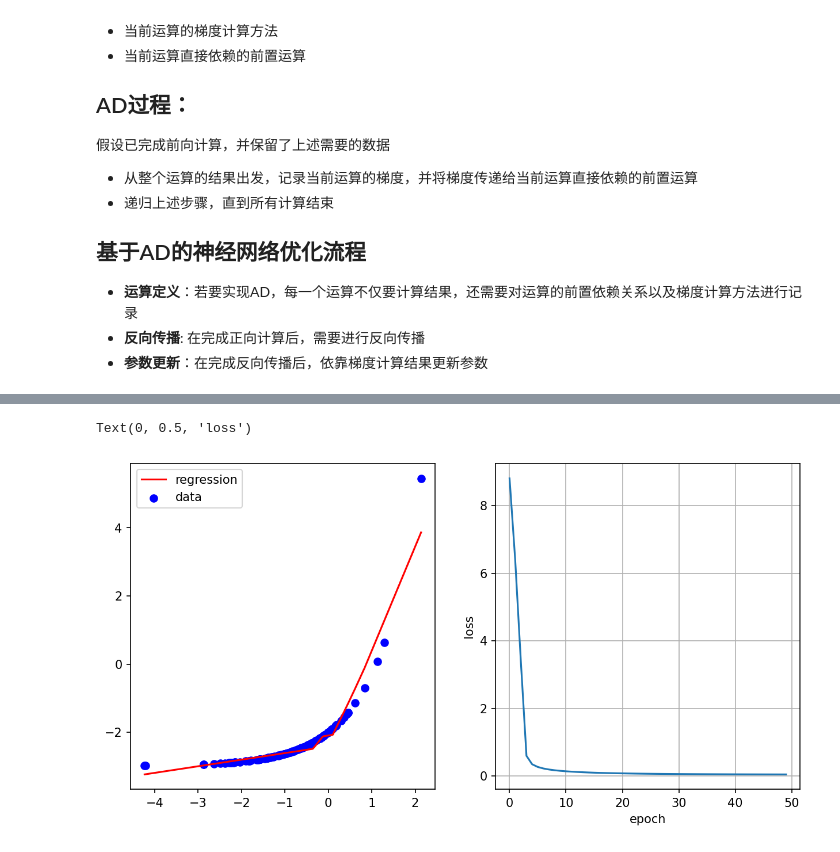
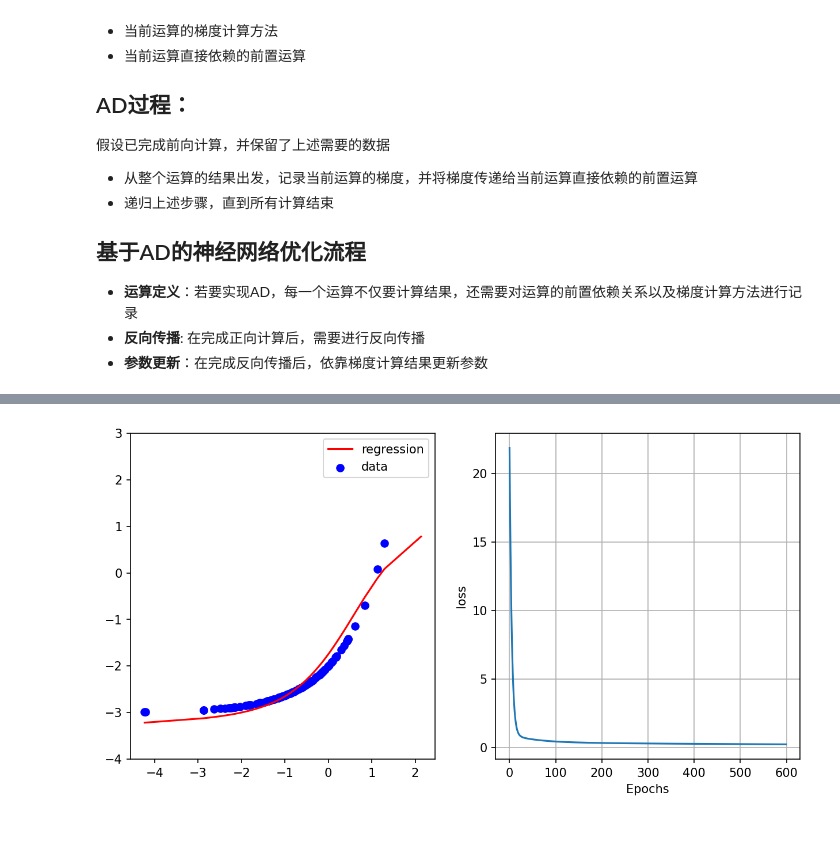
Before and after one commit to koolo233/NeuralNetworks, a Jupyter notebook: BasicAutomaticDifferentiation.ipynb, the cells around one changed output, grey strips where cells are left out. Cells and saved outputs as stored; diff of their text form; code cells hidden in the pictures.

```diff
--- a/BasicAutomaticDifferentiation.ipynb
+++ b/BasicAutomaticDifferentiation.ipynb
@@ -500,7 +502,7 @@ def _mean(tensor, axis=None):
     return build_unary_ops_result_tensor(tensor, grad_func, _result)
 
 # sigmoid
-def sigmoid(tensor):
+def sigmoid(tensor, inplace=False):
     """
     运算为 c = 1/(1+e^(-a))
 
@@ -509,7 +511,7 @@ def sigmoid(tensor):
     _result = 1/(1+np.power(np.e, -tensor.values))
 
     def grad_func(grad):
-            return grad * _result
+            return grad * _result * (1 - _result)
 
     return build_unary_ops_result_tensor(tensor, grad_func, _result)
 
@@ -566,25 +568,28 @@ def Tanh(tensor, inplace=False):
 # training data
 np.random.seed(1024)
 random.seed(1024)
+Epochs = 600
 x = MyTensor(np.sort(np.random.normal(-1, 1.0, (100, 1)), axis=0))
 y = MyTensor(np.exp(x.values) - 3)
 
+plt.figure(figsize=(10, 5), dpi=150)
+
 params = {
-    "w_1": MyTensor(np.random.normal(0, 1.0, (1, 10)), requires_grad=True),
-    "b_1": MyTensor(np.random.normal(0, 1.0, 10), requires_grad=True),
-    "w_2": MyTensor(np.random.normal(0, 1.0, (10, 1)), requires_grad=True),
+    "w_1": MyTensor(np.random.normal(0, 1.0, (1, 5)), requires_grad=True),
+    "b_1": MyTensor(np.random.normal(0, 1.0, 5), requires_grad=True),
+    "w_2": MyTensor(np.random.normal(0, 1.0, (5, 1)), requires_grad=True),
     "b_2": MyTensor(np.random.normal(0, 1.0, 1), requires_grad=True)
 }
 
-learng_rate = 6e-4
+learng_rate = 2e-4
 loss_list = []
-for e in range(1, 51):
+for e in range(1, Epochs+1):
     # set gradient to zero
     for param in params.values():
         param.zero_grad()
 
     # forward
-    hidden_1 = ReLU(x @ params["w_1"] + params["b_1"], inplace=False)
+    hidden_1 = sigmoid(x @ params["w_1"] + params["b_1"], inplace=False)
     predicted = hidden_1 @ params["w_2"] + params["b_2"]
     err = predicted - y
     loss = (err * err).mean()
@@ -597,10 +602,31 @@ for e in range(1, 51):
         param -= learng_rate * param.grad
 
     loss_list.append(loss.values)
-    if e % 20 == 0:
+    if e % 40 == 0:
         print("epoch-%i \tloss: %.4f" % (e, loss.values))
 
-hidden_1 = ReLU(x @ params["w_1"] + params["b_1"], inplace=False)
-predicted = hidden_1 @ params["w_2"] + params["b_2"]
-predicted = predicted.values
+    # 记录图片
+    if e % 10 == 0:
+        plt.cla()
+        plt.clf()
+        plt.subplot(1, 2, 1)
+        plt.ylim(-4, 3)
+        plt.scatter(x.values, y.values, c="b", label="data")
+        plt.plot(x.values, predicted.values, c="r", label="regression")
+        plt.legend()
+        plt.subplot(1, 2, 2)
+        plt.plot(loss_list)
+        plt.grid()
+        plt.xlabel("Epochs")
+        plt.ylabel("loss")
+        plt.savefig("./images/temp/{}.png".format(e), dpi=150)
+
+with imageio.get_writer("./images/{}.gif".format("AD_test_data"), mode="I", fps=2) as Writer:
+    for ind in range(1, Epochs+1):
+        if ind % 10 == 0:
+            image = imageio.imread("./images/temp/{}.png".format(ind))
+            os.remove("./images/temp/{}.png".format(ind))
+            Writer.append_data(image)
+
+plt.show()
 # %% [output]
@@ -609,14 +648 @@ epoch-40        loss: 0.0536
+[figure, added]
-# %%
-plt.figure(figsize=(10, 5), dpi=150)
-plt.subplot(1, 2, 1)
-plt.scatter(x.values, y.values, c="b", label="data")
-plt.plot(x.values, predicted, c="r", label="regression")
-plt.legend()
-plt.subplot(1, 2, 2)
-plt.plot(loss_list)
-plt.grid()
-plt.xlabel("epoch")
-plt.ylabel("loss")
-# %% [output]
-Text(0, 0.5, 'loss')
-[figure, removed]
```
Also changed, not shown: parts of 4 cells of this notebook, 2 other files.
